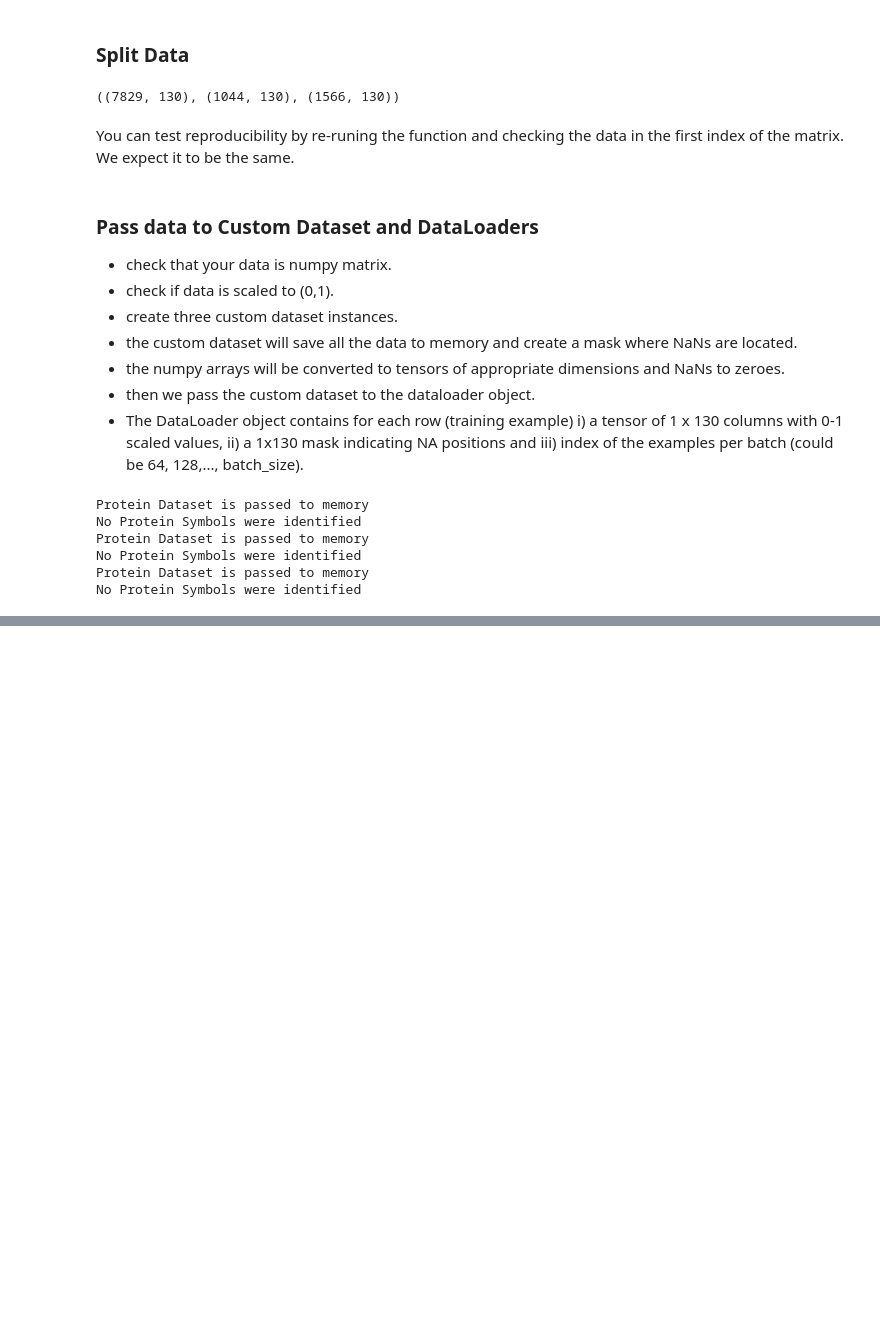
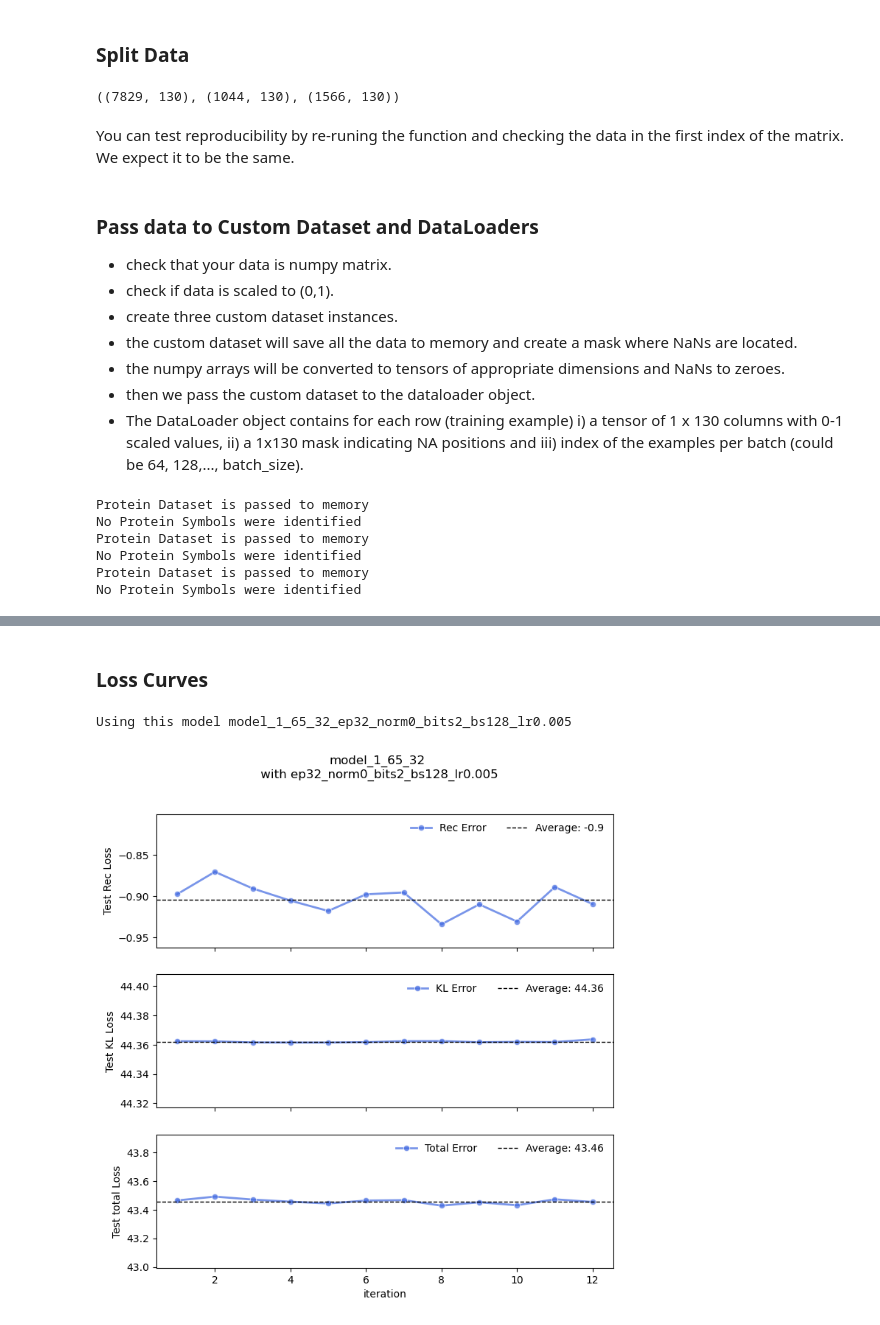
Before and after one commit to panos-gbio/Proteomics-in-Latent-Space, a Jupyter notebook: run_model.ipynb, the cells around one changed output, grey strips where cells are left out. Drawn from its saved outputs; the diff is of its cells as text; code cells hidden in the pictures; blank space fills up the shorter version.

```diff
--- a/run_model.ipynb
+++ b/run_model.ipynb
@@ -123,7 +137,7 @@ npscbc_scaled.shape
 # %% [output]
 (10439, 130)
 # %%
-# shuffle the rows
-np.random.shuffle(npscbc_scaled)
-npscbc_scaled.shape
-# npscbc_scaled[0]
+# shuffle the rows but keep scaled original
+npscbc_scaled_shuffled = npscbc_scaled.copy()
+np.random.shuffle(npscbc_scaled_shuffled)
+# npscbc_scaled[1,],scbc.iloc[1,:12]
@@ -164,7 +177,7 @@ No Protein Symbols were identified
 # pass data to the dataLoader
 train_loader = DataLoader(train_dataset, batch_size=128, shuffle=True)
 val_loader = DataLoader(val_dataset, batch_size=128, shuffle=False)
-test_loader = DataLoader(test_dataset, batch_size=128, shuffle=False)
+test_loader = DataLoader(test_dataset, batch_size=128, shuffle=False,drop_last=True)
 # %%
 # the train loader is not reproducible bcs it shuffles but it is not seeded yet.
 # here is one batch of training examples
@@ -371,0 +442,70 @@ It comprises the analysis of the training and validation set. VAE inherently hav
+# %% [markdown]
+### Loss Curves
+# %%
+selected_keys = ["iteration","Test total Loss","Test KL Loss","Test Rec Loss"]
+
+print(f"Using this model {model_id}")
+
+# list comprehension of the dictionary keys i want to keep
+cols = [key for key in test_iter_dict.keys() if key in selected_keys]
+
+# dictionary comprehension and dataframe convertion
+testdf = pd.DataFrame({key: test_iter_dict[key] for key in cols})
+testdf
+
+# plot the test metrics per iteration and average values
+fig, axes = plt.subplots(3,1,figsize=(8,8),sharex=True)
+
+
+# Plot RL loss
+ax1 = sns.lineplot(
+    testdf,x=testdf["iteration"], y=testdf["Test Rec Loss"],
+    lw = 2, color = "royalblue", alpha = 0.7, label="Rec Error",
+    marker = "o",ax=axes[0])
+
+ax1.set_ylim([
+    np.min(testdf["Test Rec Loss"])*1.03,
+    np.max(testdf["Test Rec Loss"])*0.92
+])
+
+ax1.axhline(y=test_metrics["avg_rl_loss"], color='black', linestyle='--', linewidth=1, label=f'Average: {round(test_metrics["avg_rl_loss"],2)}')
+ax1.legend(frameon = False, ncol=2)
+
+
+# plot KL loss
+ax2 = sns.lineplot(
+    testdf,x=testdf["iteration"], y=testdf["Test KL Loss"],
+    lw = 2, color = "royalblue", alpha = 0.7, label="KL Error",
+    marker = "o",ax=axes[1])
+
+ax2.set_ylim([
+    np.min(testdf["Test KL Loss"])*0.999,
+    np.max(testdf["Test KL Loss"])*1.001
+])
+
+
+ax2.axhline(y=test_metrics["avg_kl_loss"], color='black', linestyle='--', linewidth=1, label=f'Average: {round(test_metrics["avg_kl_loss"],2)}')
+ax2.legend(frameon = False, ncol=2)
+
+# plot total loss
+ax3 = sns.lineplot(
+    testdf,x=testdf["iteration"], y=testdf["Test total Loss"],
+    lw = 2, color = "royalblue", alpha = 0.7, label="Total Error",
+    marker = "o",ax=axes[2])
+
+ax3.set_ylim([
+    np.min(testdf["Test total Loss"])*0.99,
+    np.max(testdf["Test total Loss"])*1.01
+])
+
+
+ax3.axhline(y=test_metrics["avg_total_loss"], color='black', linestyle='--', linewidth=1, label=f'Average: {round(test_metrics["avg_total_loss"],2)}')
+ax3.legend(frameon = False, ncol=2)
+
+
+ax1.set_xlabel("Iterations")
+plt.suptitle(f"{model_name}\n with {hyperparam_str}")
+plt.show()
+# %% [output]
+Using this model model_1_65_32_ep32_norm0_bits2_bs128_lr0.005
+[figure, added]
```
Also changed, not shown: parts of 39 cells of this notebook, 8 other files.
